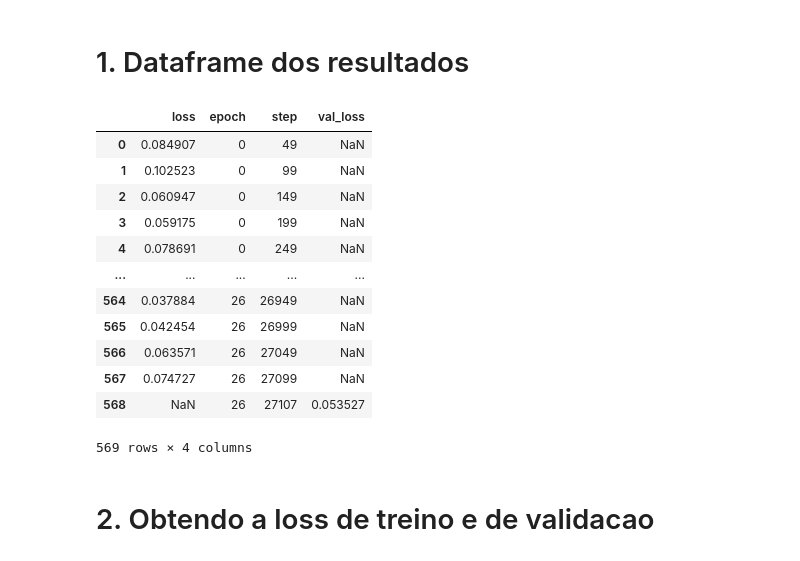
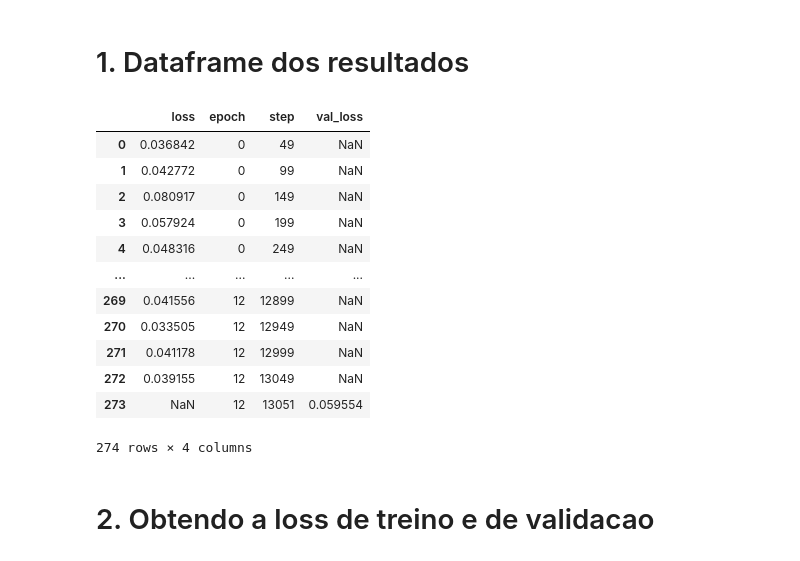
Before and after one commit to Migliorin/Image-Denoising, a Jupyter notebook: notebooks/ExperimentsAnalysis/PlotGraph.ipynb, the cells around one changed output. Drawn from its saved outputs; the diff is of its cells as text; code cells hidden in the pictures.

```diff
--- a/notebooks/ExperimentsAnalysis/PlotGraph.ipynb
+++ b/notebooks/ExperimentsAnalysis/PlotGraph.ipynb
@@ -9,24 +9,24 @@ import seaborn as sns
 # %% [markdown]
 # 1. Dataframe dos resultados
 # %%
-path = "/home/lucas/experimentos/MSE_loss_02_pepper_mount_require_grad_test_token_1024/version_1/metrics.csv"
+path = "/home/lucas/experimentos/Novo_modelo/version_2/metrics.csv"
 
 df = pd.read_csv(path)
 df
 # %% [output]
 |  | loss | epoch | step | val_loss |
-| 0 | 0.084907 | 0 | 49 | NaN |
-| 1 | 0.102523 | 0 | 99 | NaN |
-| 2 | 0.060947 | 0 | 149 | NaN |
-| 3 | 0.059175 | 0 | 199 | NaN |
-| 4 | 0.078691 | 0 | 249 | NaN |
+| 0 | 0.036842 | 0 | 49 | NaN |
+| 1 | 0.042772 | 0 | 99 | NaN |
+| 2 | 0.080917 | 0 | 149 | NaN |
+| 3 | 0.057924 | 0 | 199 | NaN |
+| 4 | 0.048316 | 0 | 249 | NaN |
 | ... | ... | ... | ... | ... |
-| 564 | 0.037884 | 26 | 26949 | NaN |
-| 565 | 0.042454 | 26 | 26999 | NaN |
-| 566 | 0.063571 | 26 | 27049 | NaN |
-| 567 | 0.074727 | 26 | 27099 | NaN |
-| 568 | NaN | 26 | 27107 | 0.053527 |
+| 269 | 0.041556 | 12 | 12899 | NaN |
+| 270 | 0.033505 | 12 | 12949 | NaN |
+| 271 | 0.041178 | 12 | 12999 | NaN |
+| 272 | 0.039155 | 12 | 13049 | NaN |
+| 273 | NaN | 12 | 13051 | 0.059554 |
-569 rows × 4 columns
+274 rows × 4 columns
 # %% [markdown]
 # 2. Obtendo a loss de treino e de validacao
 # %% [markdown]
```
Also changed, not shown: parts of 9 cells of this notebook.
